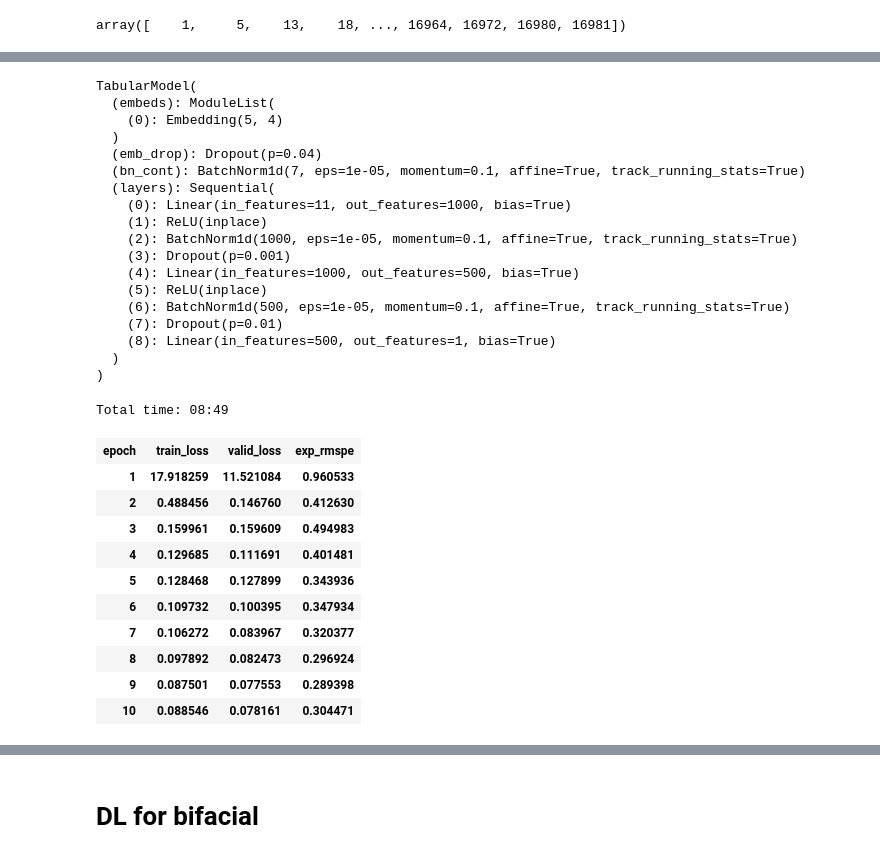
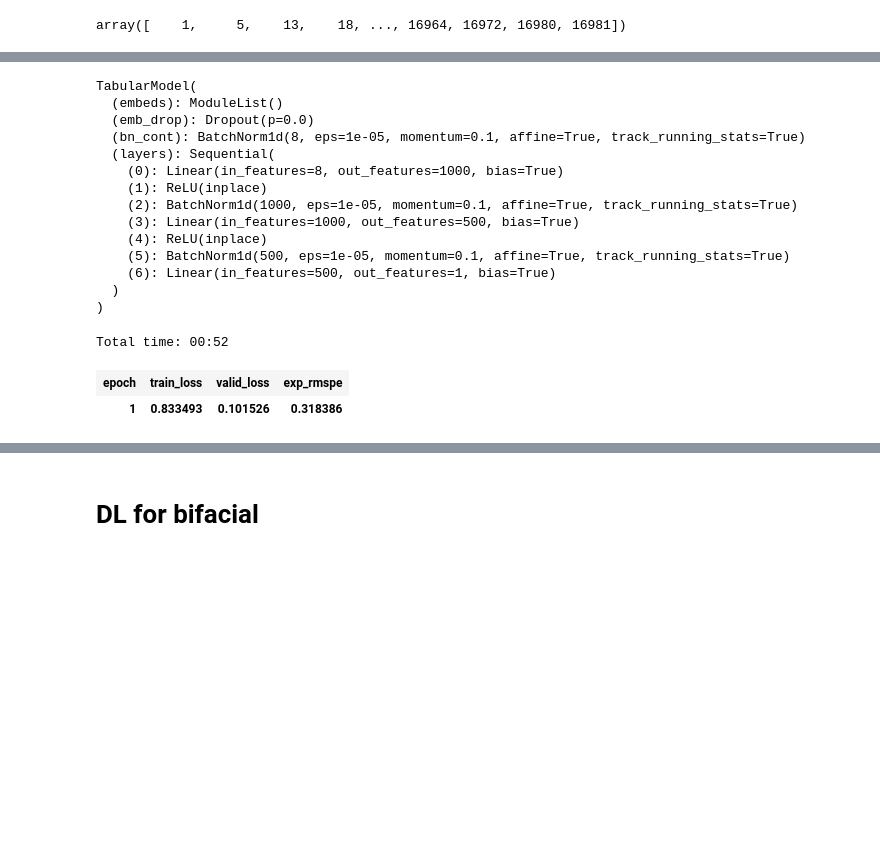
Before and after one commit to tcapelle/python_ines, a Jupyter notebook: Intro.ipynb, the cells around one changed output, grey strips where cells are left out. Drawn from its saved outputs; the diff is of its cells as text; code cells hidden in the pictures; blank space fills up the shorter version.

```diff
--- a/Intro.ipynb
+++ b/Intro.ipynb
@@ -473,11 +480,11 @@ california_housing_dataframe.head()
 | 4 | -114.57 | 33.57 | 20.0 | 1454.0 | 326.0 | 624.0 | 262.0 | ... |
 # %%
 dep_var = 'median_house_value'
-cat_names = ['latitude2']
+cat_names = []
 cont_names = ['latitude','longitude', 'housing_median_age', 'total_rooms',
        'total_bedrooms', 'population', 'households', 'median_income']
 # %%
-procs = [FillMissing, Categorify, Normalize]
+procs = [FillMissing, Normalize]
 # %%
 #random split of train/valid dataframe
 np.random.seed(9001)
@@ -509,42 +502,29 @@ data.show_batch(rows=10)
 max_log_y = np.log(np.max(california_housing_dataframe[dep_var])*1.2)
 y_range = torch.tensor([0, max_log_y], device=defaults.device)
 # %%
-learn = tabular_learner(data, layers=[1000,500], ps=[0.001,0.01], emb_drop=0.04,
+learn = tabular_learner(data, layers=[1000,500], emb_szs={},
                         y_range=y_range, metrics=exp_rmspe)
 # %%
 learn.model
 # %% [output]
 TabularModel(
-  (embeds): ModuleList(
-    (0): Embedding(5, 4)
-  )
-  (emb_drop): Dropout(p=0.04)
-  (bn_cont): BatchNorm1d(7, eps=1e-05, momentum=0.1, affine=True, track_running_stats=True)
+  (embeds): ModuleList()
+  (emb_drop): Dropout(p=0.0)
+  (bn_cont): BatchNorm1d(8, eps=1e-05, momentum=0.1, affine=True, track_running_stats=True)
   (layers): Sequential(
-    (0): Linear(in_features=11, out_features=1000, bias=True)
+    (0): Linear(in_features=8, out_features=1000, bias=True)
     (1): ReLU(inplace)
     (2): BatchNorm1d(1000, eps=1e-05, momentum=0.1, affine=True, track_running_stats=True)
-    (3): Dropout(p=0.001)
-    (4): Linear(in_features=1000, out_features=500, bias=True)
-    (5): ReLU(inplace)
-    (6): BatchNorm1d(500, eps=1e-05, momentum=0.1, affine=True, track_running_stats=True)
-    (7): Dropout(p=0.01)
-    (8): Linear(in_features=500, out_features=1, bias=True)
+    (3): Linear(in_features=1000, out_features=500, bias=True)
+    (4): ReLU(inplace)
+    (5): BatchNorm1d(500, eps=1e-05, momentum=0.1, affine=True, track_running_stats=True)
+    (6): Linear(in_features=500, out_features=1, bias=True)
   )
 )
 # %%
-learn.fit_one_cycle(10, 1e-3)
+learn.fit_one_cycle(1, 1e-3)
 # %% [output]
-Total time: 08:49
+Total time: 00:52
 | epoch | train_loss | valid_loss | exp_rmspe |
-| 1 | 17.918259 | 11.521084 | 0.960533 |
-| 2 | 0.488456 | 0.146760 | 0.412630 |
-| 3 | 0.159961 | 0.159609 | 0.494983 |
-| 4 | 0.129685 | 0.111691 | 0.401481 |
-| 5 | 0.128468 | 0.127899 | 0.343936 |
-| 6 | 0.109732 | 0.100395 | 0.347934 |
-| 7 | 0.106272 | 0.083967 | 0.320377 |
-| 8 | 0.097892 | 0.082473 | 0.296924 |
-| 9 | 0.087501 | 0.077553 | 0.289398 |
-| 10 | 0.088546 | 0.078161 | 0.304471 |
+| 1 | 0.833493 | 0.101526 | 0.318386 |
 # %%
```
Also changed, not shown: parts of 26 cells of this notebook, 2 other files.
